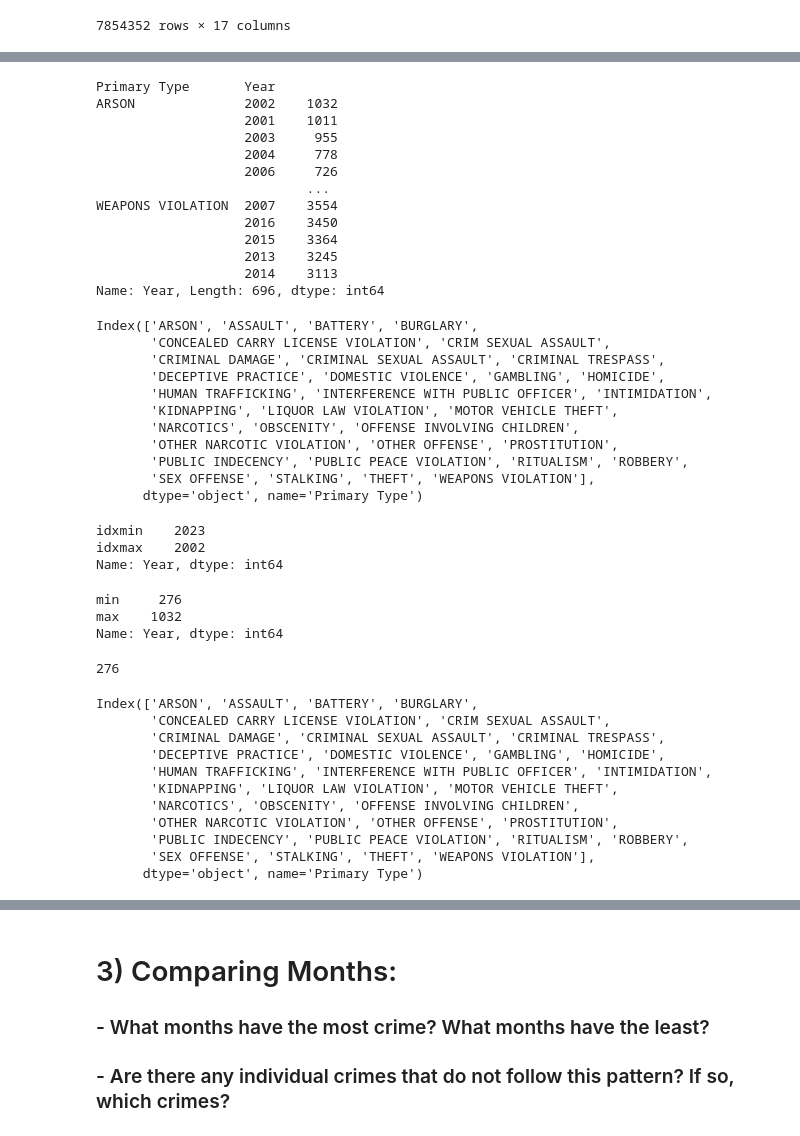
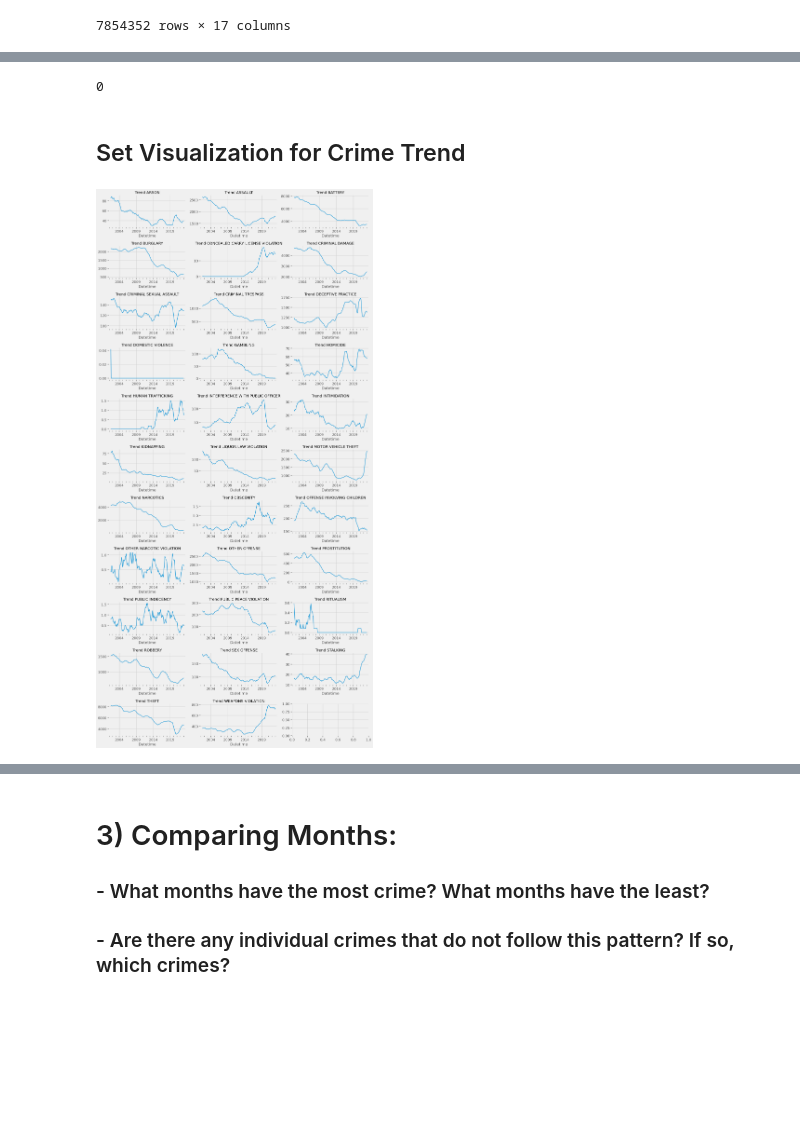
Before and after one commit to tjbingamon/Project-4---Chicago-Crime-Data, a Jupyter notebook: Project 4 Part 1.ipynb, the cells around one changed output, grey strips where cells are left out. Drawn from its saved outputs; the diff is of its cells as text; code cells hidden in the pictures; blank space fills up the shorter version.

```diff
--- a/Project 4 Part 1.ipynb
+++ b/Project 4 Part 1.ipynb
@@ -352,64 +390,21 @@ graph_2
 # %%
-# loop through value counts
-val_counts_by_year = df2.groupby('Primary Type')['Year'].value_counts()
-val_counts_by_year
+plot_type = plot_type.fillna(0.0)
+plot_type.isna().sum().sum()
 # %% [output]
-Primary Type       Year
-ARSON              2002    1032
-                   2001    1011
-                   2003     955
-                   2004     778
-                   2006     726
-                           ...
-WEAPONS VIOLATION  2007    3554
-                   2016    3450
-                   2015    3364
-                   2013    3245
-                   2014    3113
-Name: Year, Length: 696, dtype: int64
+0
+# %% [markdown]
+## Set Visualization for Crime Trend
 # %%
-crime_list = val_counts_by_year.index.levels[0]
-crime_list
+fig, axes = plt.subplots(11, 3, figsize=(15,30))
+
+for indx, crime in enumerate(plot_type.columns):
+    row = indx // 3
+    col = indx % 3
+    ts = plot_type[crime]
+    decomp = tsa.seasonal_decompose(ts)
+
+    decomp.trend.plot(title=f'{crime} Trend', ax = axes[row, col])
+    axes[row, col].set_title(f'Trend {crime}')
+plt.tight_layout()
 # %% [output]
-Index(['ARSON', 'ASSAULT', 'BATTERY', 'BURGLARY',
-       'CONCEALED CARRY LICENSE VIOLATION', 'CRIM SEXUAL ASSAULT',
-       'CRIMINAL DAMAGE', 'CRIMINAL SEXUAL ASSAULT', 'CRIMINAL TRESPASS',
-       'DECEPTIVE PRACTICE', 'DOMESTIC VIOLENCE', 'GAMBLING', 'HOMICIDE',
-       'HUMAN TRAFFICKING', 'INTERFERENCE WITH PUBLIC OFFICER', 'INTIMIDATION',
-       'KIDNAPPING', 'LIQUOR LAW VIOLATION', 'MOTOR VEHICLE THEFT',
-       'NARCOTICS', 'OBSCENITY', 'OFFENSE INVOLVING CHILDREN',
-       'OTHER NARCOTIC VIOLATION', 'OTHER OFFENSE', 'PROSTITUTION',
-       'PUBLIC INDECENCY', 'PUBLIC PEACE VIOLATION', 'RITUALISM', 'ROBBERY',
-       'SEX OFFENSE', 'STALKING', 'THEFT', 'WEAPONS VIOLATION'],
-      dtype='object', name='Primary Type')
+[figure, added]
-# %%
-# show min and max
-val_counts_by_year.loc['ARSON'].agg(['idxmin', 'idxmax'])
-# %% [output]
-idxmin    2023
-idxmax    2002
-Name: Year, dtype: int64
-# %%
-val_counts_by_year.loc['ARSON'].agg(['min', 'max'])
-# %% [output]
-min     276
-max    1032
-Name: Year, dtype: int64
-# %%
-val_counts_by_year.loc['ARSON', 2023]
-# %% [output]
-276
-# %%
-val_counts_by_year.index.get_level_values(0).unique()
-# %% [output]
-Index(['ARSON', 'ASSAULT', 'BATTERY', 'BURGLARY',
-       'CONCEALED CARRY LICENSE VIOLATION', 'CRIM SEXUAL ASSAULT',
-       'CRIMINAL DAMAGE', 'CRIMINAL SEXUAL ASSAULT', 'CRIMINAL TRESPASS',
-       'DECEPTIVE PRACTICE', 'DOMESTIC VIOLENCE', 'GAMBLING', 'HOMICIDE',
-       'HUMAN TRAFFICKING', 'INTERFERENCE WITH PUBLIC OFFICER', 'INTIMIDATION',
-       'KIDNAPPING', 'LIQUOR LAW VIOLATION', 'MOTOR VEHICLE THEFT',
-       'NARCOTICS', 'OBSCENITY', 'OFFENSE INVOLVING CHILDREN',
-       'OTHER NARCOTIC VIOLATION', 'OTHER OFFENSE', 'PROSTITUTION',
-       'PUBLIC INDECENCY', 'PUBLIC PEACE VIOLATION', 'RITUALISM', 'ROBBERY',
-       'SEX OFFENSE', 'STALKING', 'THEFT', 'WEAPONS VIOLATION'],
-      dtype='object', name='Primary Type')
```
Also changed, not shown: parts of 39 cells of this notebook.
